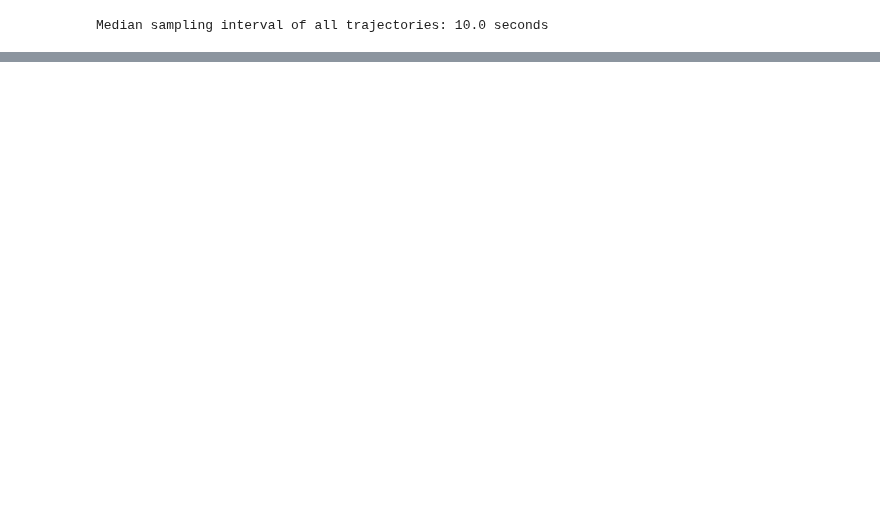
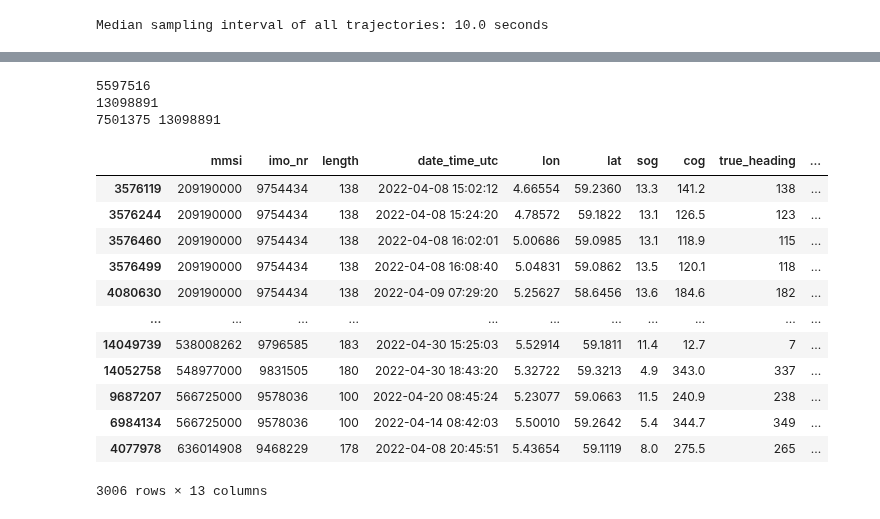
Before and after one commit to vhffm/maritime_route_prediction, a Jupyter notebook: notebooks/7_EDA_processed_AIS_jhw.ipynb, the cells around one changed output, grey strips where cells are left out. Saved outputs shown, nothing was run; the diff lists cells and outputs as text; code cells hidden in the pictures; blank space fills up the shorter version.

```diff
--- a/notebooks/7_EDA_processed_AIS_jhw.ipynb
+++ b/notebooks/7_EDA_processed_AIS_jhw.ipynb
@@ -86,0 +110,47 @@ map.save('../reports/maps/rawAIS_and_DP.html')
+# %%
+filename = '../data/raw/AIS_04-09_2022_stavanger/ais_202204.csv'
+df = pd.read_csv(filename, delimiter=';', decimal='.')
+
+# convert to GeoDataFrame
+gdf = gpd.GeoDataFrame(df, geometry=gpd.points_from_xy(df.lon, df.lat), crs="EPSG:4326")
+gdf['date_time_utc'] = pd.to_datetime(gdf['date_time_utc'])
+ship_raw_all = gdf[gdf.mmsi == 209190000]
+t0 = datetime(2022, 4, 8, 15, 2, 12)
+tn = datetime(2022, 4, 8, 16, 8, 40)
+ship_raw = ship_raw_all.loc[(ship_raw_all['date_time_utc'] >= t0) & (ship_raw_all['date_time_utc'] <= tn)]
+# %%
+filtered_gdf = gdf[gdf['nav_status'].isin([0, 2, 3, 4, 7, 8, 9, 10, 11, 12, 13, 14, 15, -99])]
+duplicates = (filtered_gdf.duplicated(subset=['mmsi', 'lat', 'lon'], keep=False))
+timeframe = timedelta(minutes=5)
+duplicates_gdf = filtered_gdf[duplicates]
+duplicates_gdf_sorted = duplicates_gdf.sort_values(by=['mmsi', 'lon', 'lat'])
+duplicates_gdf_sorted['timeframe'] = duplicates_gdf_sorted.groupby(['mmsi', 'lon', 'lat'])['date_time_utc'].diff()
+to_be_deleted_gdf = duplicates_gdf_sorted[duplicates_gdf_sorted['timeframe'].lt(timeframe)]
+
+print(len(to_be_deleted_gdf))
+# Get indices to be deleted
+indices_to_be_deleted = to_be_deleted_gdf.index
+# Remove rows by index from filtered_gdf
+print(len(filtered_gdf))
+filtered_gdf = filtered_gdf.drop(indices_to_be_deleted)
+print(len(filtered_gdf),len(filtered_gdf)+len(to_be_deleted_gdf))
+# %% [output]
+5597516
+13098891
+7501375 13098891
+# %%
+to_be_deleted_gdf[to_be_deleted_gdf.sog>3]
+# %% [output]
+|  | mmsi | imo_nr | length | date_time_utc | lon | lat | sog | cog | true_heading | ... |
+| 3576119 | 209190000 | 9754434 | 138 | 2022-04-08 15:02:12 | 4.66554 | 59.2360 | 13.3 | 141.2 | 138 | ... |
+| 3576244 | 209190000 | 9754434 | 138 | 2022-04-08 15:24:20 | 4.78572 | 59.1822 | 13.1 | 126.5 | 123 | ... |
+| 3576460 | 209190000 | 9754434 | 138 | 2022-04-08 16:02:01 | 5.00686 | 59.0985 | 13.1 | 118.9 | 115 | ... |
+| 3576499 | 209190000 | 9754434 | 138 | 2022-04-08 16:08:40 | 5.04831 | 59.0862 | 13.5 | 120.1 | 118 | ... |
+| 4080630 | 209190000 | 9754434 | 138 | 2022-04-09 07:29:20 | 5.25627 | 58.6456 | 13.6 | 184.6 | 182 | ... |
+| ... | ... | ... | ... | ... | ... | ... | ... | ... | ... | ... |
+| 14049739 | 538008262 | 9796585 | 183 | 2022-04-30 15:25:03 | 5.52914 | 59.1811 | 11.4 | 12.7 | 7 | ... |
+| 14052758 | 548977000 | 9831505 | 180 | 2022-04-30 18:43:20 | 5.32722 | 59.3213 | 4.9 | 343.0 | 337 | ... |
+| 9687207 | 566725000 | 9578036 | 100 | 2022-04-20 08:45:24 | 5.23077 | 59.0663 | 11.5 | 240.9 | 238 | ... |
+| 6984134 | 566725000 | 9578036 | 100 | 2022-04-14 08:42:03 | 5.50010 | 59.2642 | 5.4 | 344.7 | 349 | ... |
+| 4077978 | 636014908 | 9468229 | 178 | 2022-04-08 20:45:51 | 5.43654 | 59.1119 | 8.0 | 275.5 | 265 | ... |
+3006 rows × 13 columns
```
Also changed, not shown: parts of 8 cells of this notebook, 40 other files.
